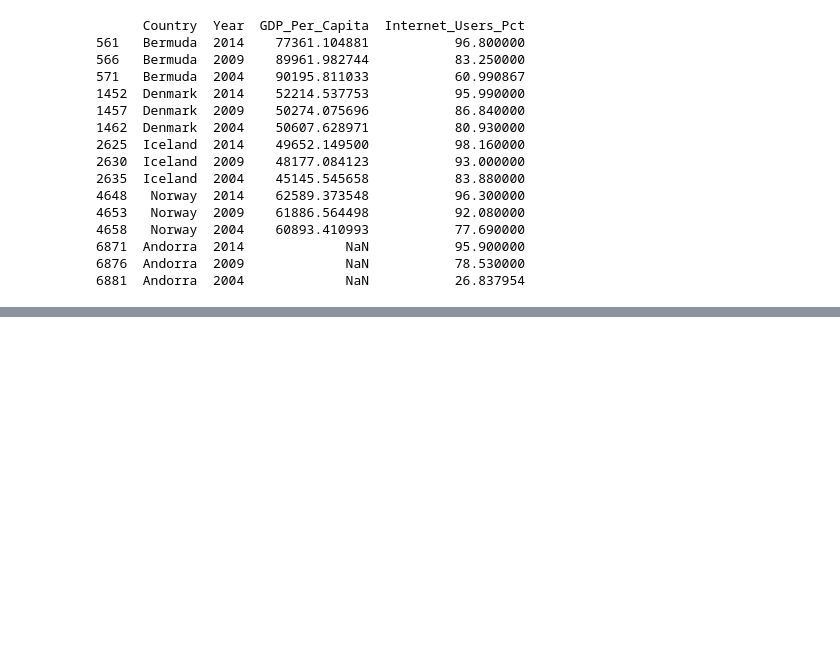
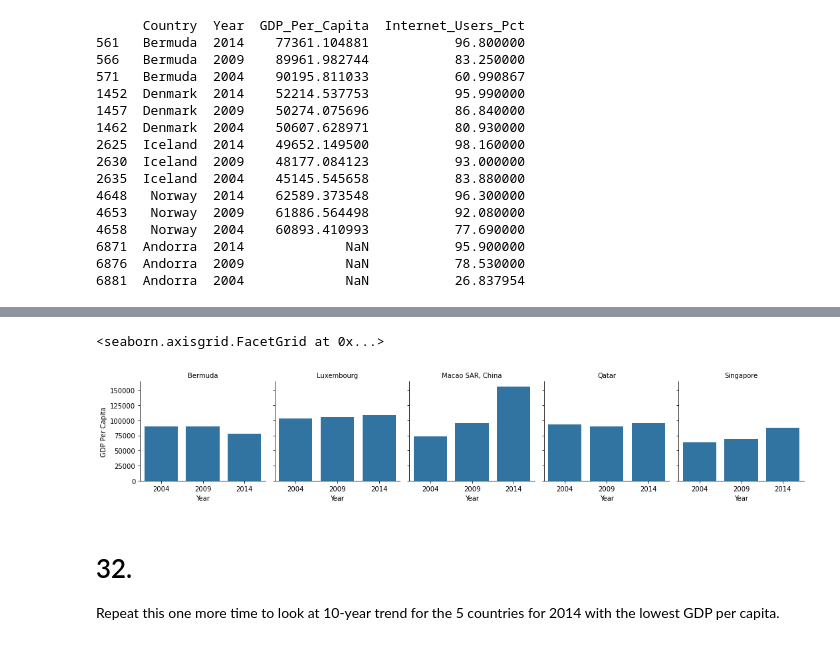
Before and after one commit to NSS-Data-Analytics-Cohort-6/gdp-and-internet-usage-caitbrown12, a Jupyter notebook: notebook/gdp_internet_usage_assignment.ipynb, the cells around one changed output, grey strips where cells are left out. Drawn from its saved outputs; the diff is of its cells as text; code cells hidden in the pictures; blank space fills up the shorter version.

```diff
--- a/notebook/gdp_internet_usage_assignment.ipynb
+++ b/notebook/gdp_internet_usage_assignment.ipynb
@@ -639,0 +727,3 @@ print(top_5_internet_df)
+# %%
+top_5_gdpsub_df = gdp_and_internet_subset.loc[gdp_and_internet_subset['Country'].isin(['Macao SAR, China', 'Luxembourg', 'Qatar', 'Singapore', 'Bermuda'])]
+print(top_5_gdpsub_df)
@@ -639,0 +747,11 @@ print(top_5_internet_df)
+# %%
+g = sns.FacetGrid(top_5_gdpsub_df, col='Country', palette='prism')
+g.map_dataframe(sns.barplot, x='Year', y='GDP_Per_Capita')
+g.set_axis_labels('Year', 'GDP Per Capita')
+g.set_titles(col_template='{col_name}')
+# %% [output]
+<seaborn.axisgrid.FacetGrid at 0x...>
+[figure, added]
+# %% [markdown]
+# 32.
+Repeat this one more time to look at 10-year trend for the 5 countries for 2014 with the lowest GDP per capita.
```
Also changed, not shown: parts of 20 cells of this notebook.
